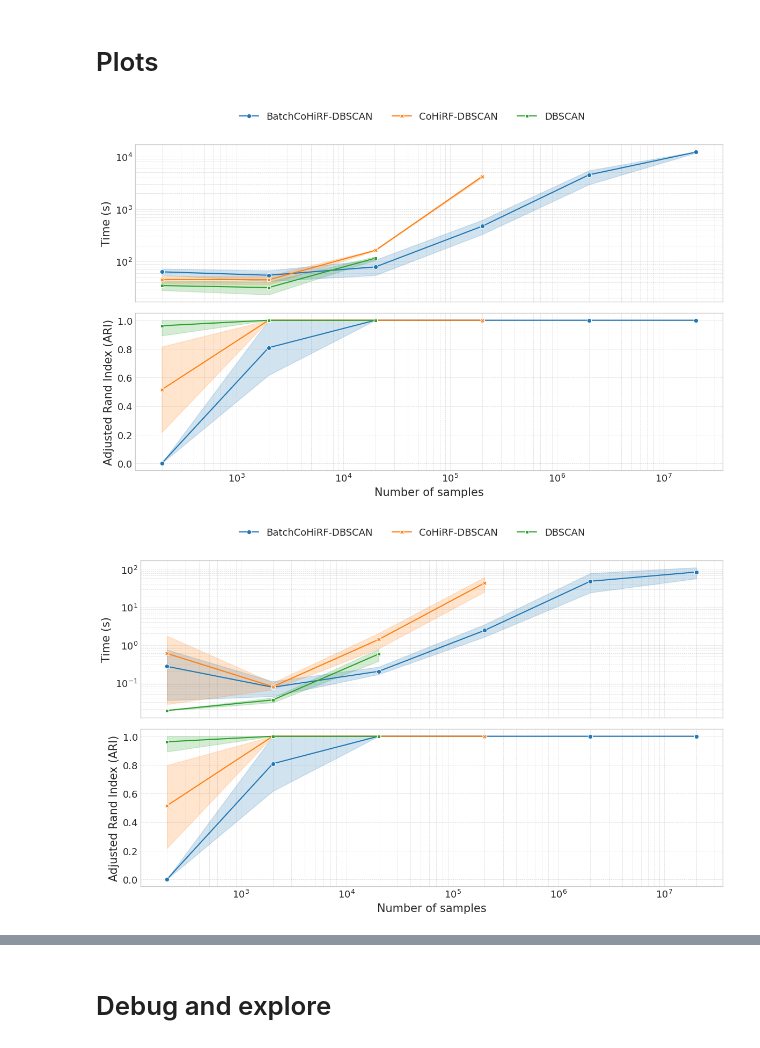
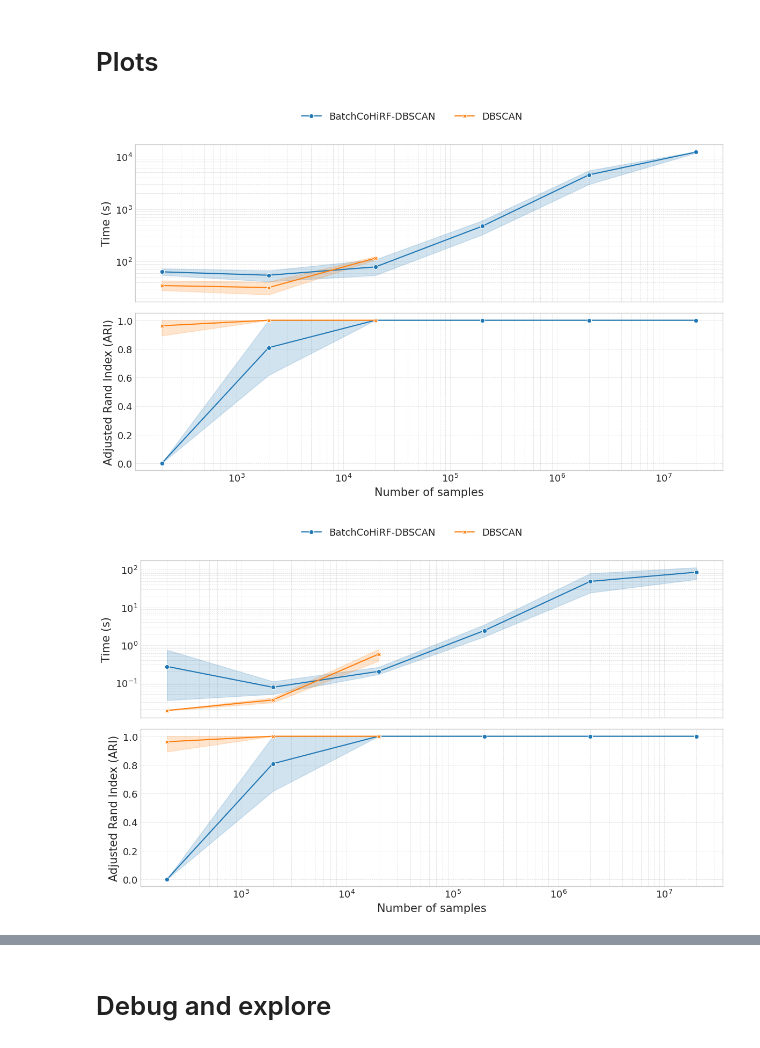
Before and after one commit to BrunoBelucci/cohirf, a Jupyter notebook: analyze_results/analyze_runs_spheres.ipynb, the cells around one changed output, grey strips where cells are left out. Cells and saved outputs as stored; diff of their text form; code cells hidden in the pictures.

```diff
--- a/analyze_results/analyze_runs_spheres.ipynb
+++ b/analyze_results/analyze_runs_spheres.ipynb
@@ -274,7 +284,7 @@ df = df_runs_parents.copy()
 models_names = {
 	"BatchCoHiRF-DBSCAN-1iter": "BatchCoHiRF-DBSCAN",
 	# "BatchCoHiRF-DBSCAN": "BatchCoHiRF-DBSCAN",
-	"CoHiRF-DBSCAN": "CoHiRF-DBSCAN",
+	# "CoHiRF-DBSCAN": "CoHiRF-DBSCAN",
 	"DBSCAN": "DBSCAN",
 }
 df = df.loc[df["model"].isin(models_names.keys())]
@@ -355,13 +365,13 @@ with mpl.rc_context(
 	)
 	plt.show()
 # %% [output]
-[figure, old version]
+[figure, new version]
 # %%
 df = df_runs_parents.copy()
 models_names = {
     "BatchCoHiRF-DBSCAN-1iter": "BatchCoHiRF-DBSCAN",
     # "BatchCoHiRF-DBSCAN": "BatchCoHiRF-DBSCAN",
-    "CoHiRF-DBSCAN": "CoHiRF-DBSCAN",
+    # "CoHiRF-DBSCAN": "CoHiRF-DBSCAN",
     "DBSCAN": "DBSCAN",
 }
 df = df.loc[df["model"].isin(models_names.keys())]
@@ -413,31 +423,31 @@ with mpl.rc_context(
     )
     ax.set_yscale("log")
     ax.set_ylabel("Time (s)")
     ax.grid(True, which="both", linestyle="--", linewidth=0.5)
     # ARI plot
     ax2 = sns.lineplot(
         data=df,
         x="Number of samples",
         y="ARI",
         hue="Model",
         style="Model",
         markers=True,
         dashes=False,
         errorbar="ci",
         ax=axs[1],
         palette=palette,
     )
     ax2.set_xscale("log")
     ax2.set_ylabel("Adjusted Rand Index (ARI)")
     ax2.grid(True, which="both", linestyle="--", linewidth=0.5)
     # Remove duplicate legends
     handles, labels = ax.get_legend_handles_labels()
     fig.legend(handles, labels, loc="upper center", ncol=4, fontsize=13, frameon=False, bbox_to_anchor=(0.5, 1.08))
     ax.get_legend().remove()
     ax2.get_legend().remove()
     plt.xlabel("Number of samples")
     plt.tight_layout()
     plt.savefig(results_dir / f"best_hpo_sphere_ari_cohirf.pdf", dpi=300)
     plt.show()
 # %% [output]
-[figure, old version]
+[figure, new version]
```
Also changed, not shown: parts of 3 cells of this notebook, 8 other files.
